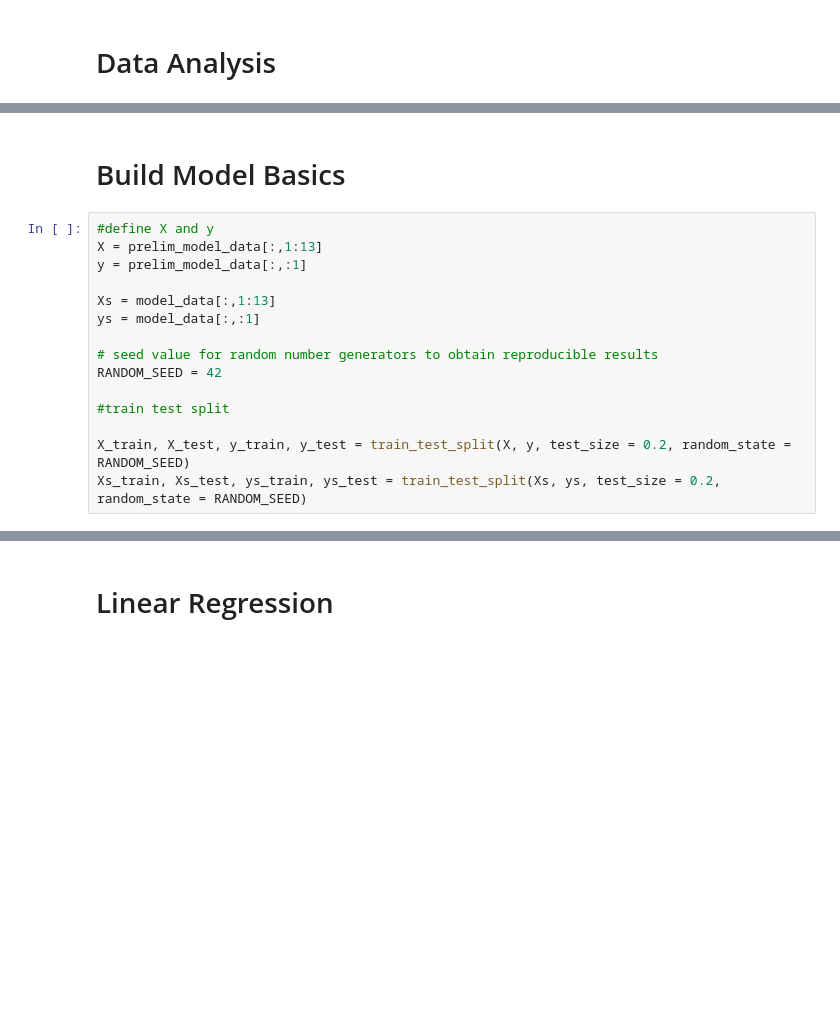
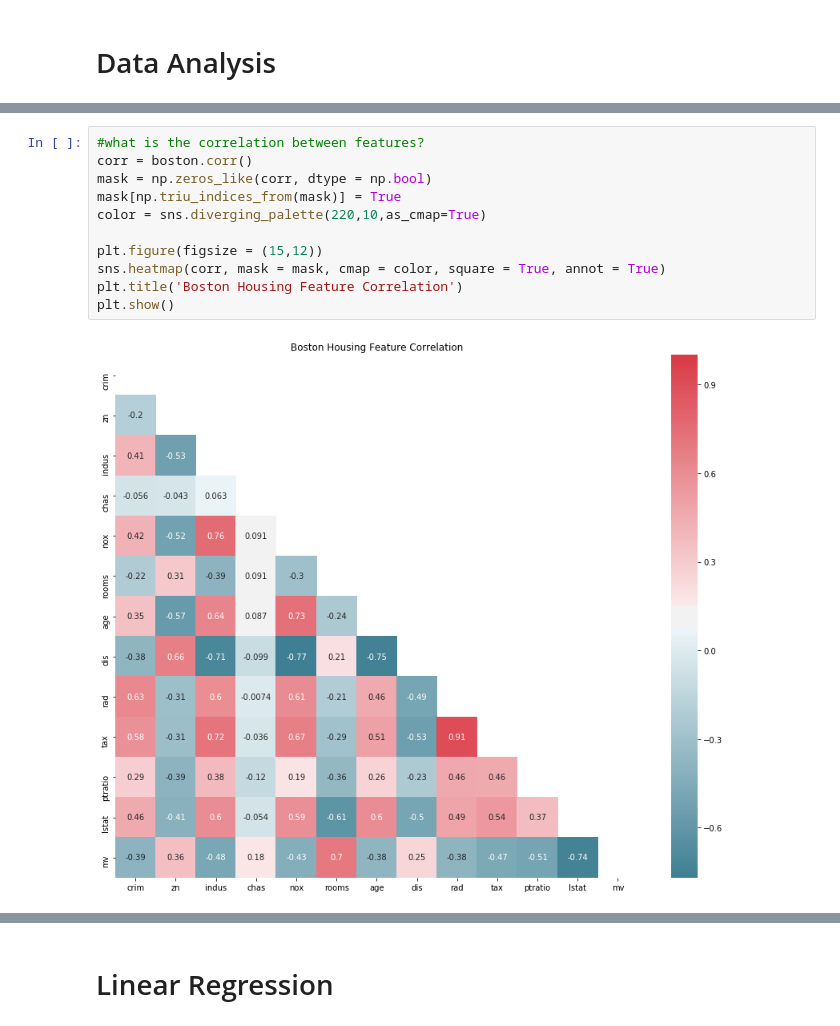
Before and after one commit to pallinimj/Boston-Housing, a Jupyter notebook: Boston Housing.ipynb, the cells around one changed output, grey strips where cells are left out. Cells and saved outputs as stored; diff of their text form; blank space fills up the shorter version.

```diff
--- a/Boston Housing.ipynb
+++ b/Boston Housing.ipynb
@@ -187,20 +76,16 @@ plt.savefig('Age vs Median Value.pdf',
 plt.show()
 # %% [output]
 [figure]
-# %% [markdown]
-# Build Model Basics
-# %%
-#define X and y
-X = prelim_model_data[:,1:13]
-y = prelim_model_data[:,:1]
-
-Xs = model_data[:,1:13]
-ys = model_data[:,:1]
-
-# seed value for random number generators to obtain reproducible results
-RANDOM_SEED = 42
-
-#train test split
-
-X_train, X_test, y_train, y_test = train_test_split(X, y, test_size = 0.2, random_state = RANDOM_SEED)
-Xs_train, Xs_test, ys_train, ys_test = train_test_split(Xs, ys, test_size = 0.2, random_state = RANDOM_SEED)
+# %%
+#what is the correlation between features?
+corr = boston.corr()
+mask = np.zeros_like(corr, dtype = np.bool)
+mask[np.triu_indices_from(mask)] = True
+color = sns.diverging_palette(220,10,as_cmap=True)
+
+plt.figure(figsize = (15,12))
+sns.heatmap(corr, mask = mask, cmap = color, square = True, annot = True)
+plt.title('Boston Housing Feature Correlation')
+plt.show()
+# %% [output]
+[figure, added]
```
Also changed, not shown: parts of 73 cells of this notebook, 2 other files.
